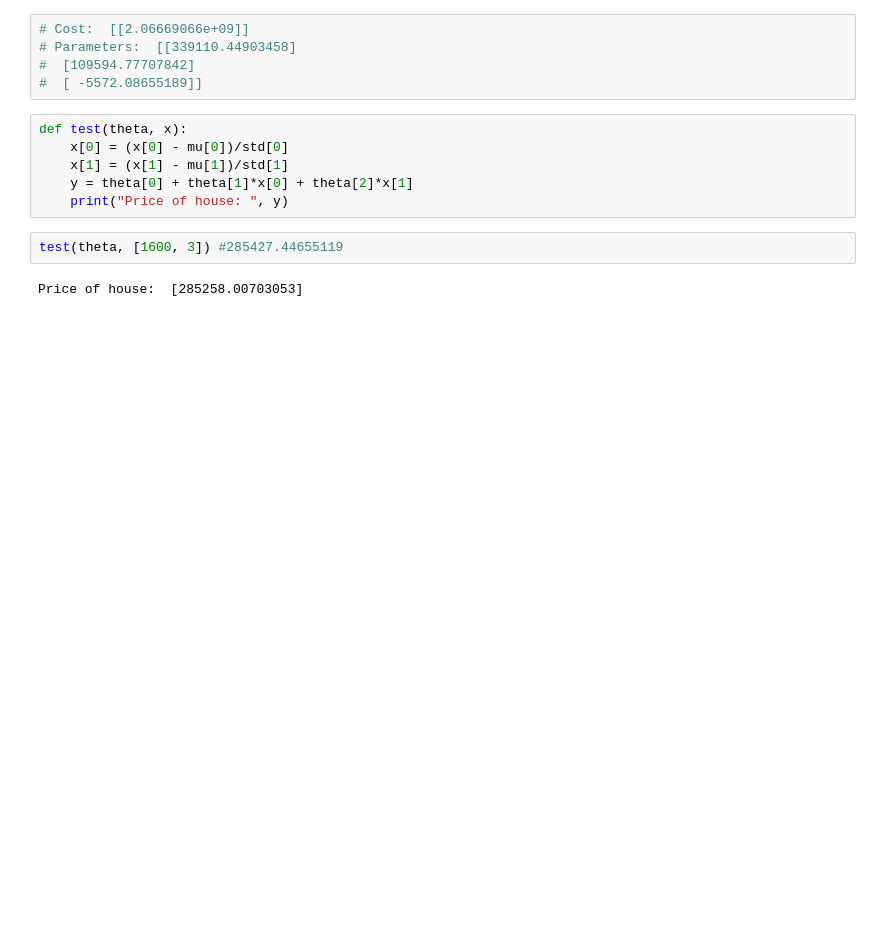
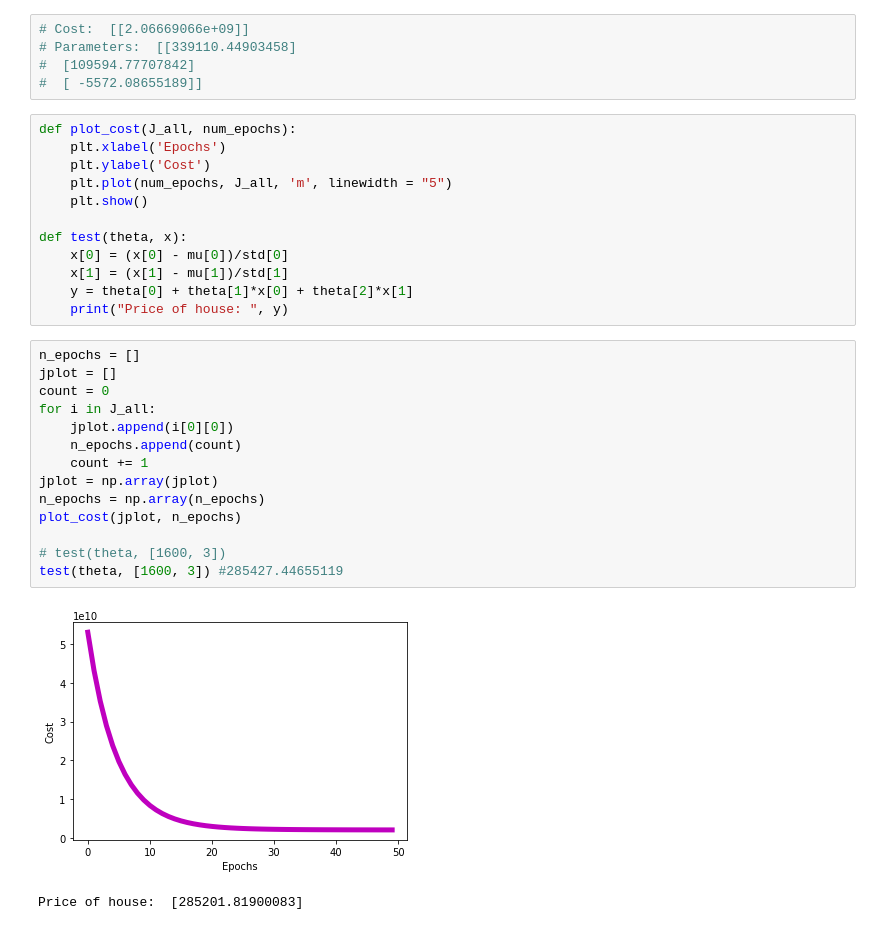
Before and after one commit to sachdevavaibhav/MachineLearning, a Jupyter notebook: LinearRegression/LinearRegression.ipynb, the cells around one changed output. Cells and saved outputs as stored; diff of their text form; blank space fills up the shorter version.

```diff
--- a/LinearRegression/LinearRegression.ipynb
+++ b/LinearRegression/LinearRegression.ipynb
@@ -74,12 +92,31 @@ Parameters:  [[339119.45652174]
 #  [109594.77707842]
 #  [ -5572.08655189]]
 # %%
+def plot_cost(J_all, num_epochs):
+	plt.xlabel('Epochs')
+	plt.ylabel('Cost')
+	plt.plot(num_epochs, J_all, 'm', linewidth = "5")
+	plt.show()
+
 def test(theta, x):
 	x[0] = (x[0] - mu[0])/std[0]
 	x[1] = (x[1] - mu[1])/std[1]
 	y = theta[0] + theta[1]*x[0] + theta[2]*x[1]
 	print("Price of house: ", y)
 # %%
+n_epochs = []
+jplot = []
+count = 0
+for i in J_all:
+	jplot.append(i[0][0])
+	n_epochs.append(count)
+	count += 1
+jplot = np.array(jplot)
+n_epochs = np.array(n_epochs)
+plot_cost(jplot, n_epochs)
+
+# test(theta, [1600, 3])
 test(theta, [1600, 3]) #285427.44655119
 # %% [output]
+[figure, added]
-Price of house:  [285258.00703053]
+Price of house:  [285201.81900083]
```
Also changed, not shown: parts of 2 cells of this notebook, 1 other file.
